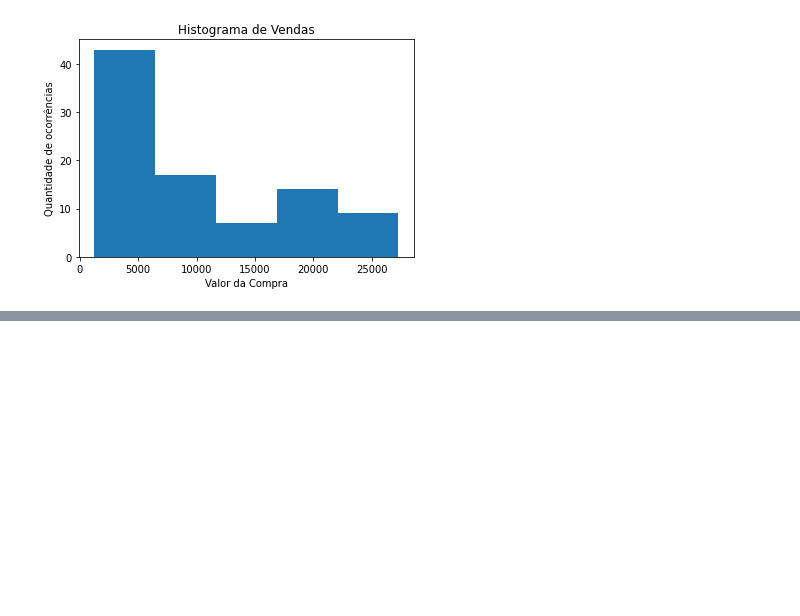
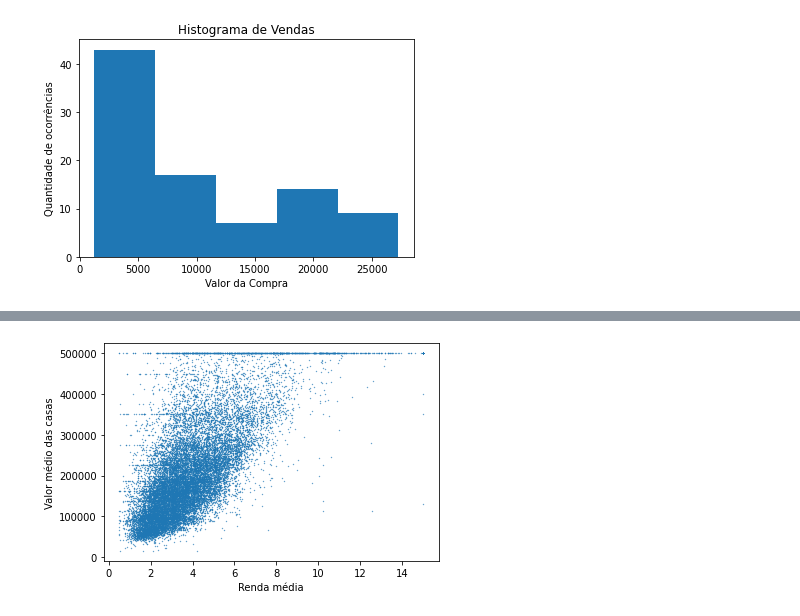
Before and after one commit to murillocosta/python-repo, a Jupyter notebook: matplothistograma.ipynb, the cells around one changed output, grey strips where cells are left out. Cells and saved outputs as stored; diff of their text form; code cells hidden in the pictures; blank space fills up the shorter version.

```diff
--- a/matplothistograma.ipynb
+++ b/matplothistograma.ipynb
@@ -39,0 +42,2 @@ plt.show()
+# %%
+df = pd.read_csv("https://raw.githubusercontent.com/carlosfab/dsnp2/master/datasets/housing.csv")
@@ -39,0 +53,11 @@ plt.show()
+# %%
+# plotar median_income vs. median_house_value
+
+df.plot.scatter(x='median_income', y='median_house_value', s=.1)
+
+
+plt.ylabel('Valor médio das casas')
+plt.xlabel('Renda média')
+plt.show()
+# %% [output]
+[figure, added]
```
Also changed, not shown: parts of 2 cells of this notebook.
